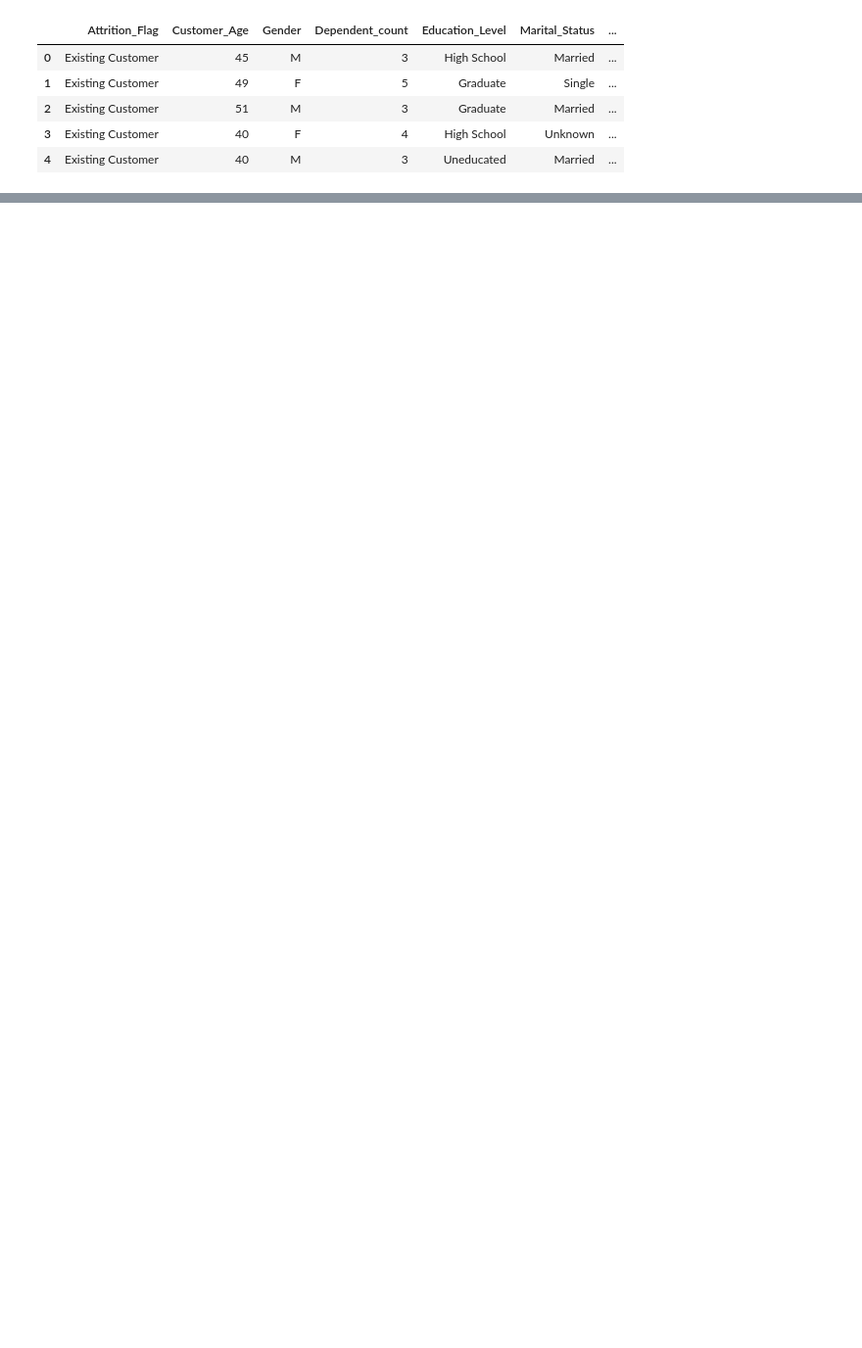
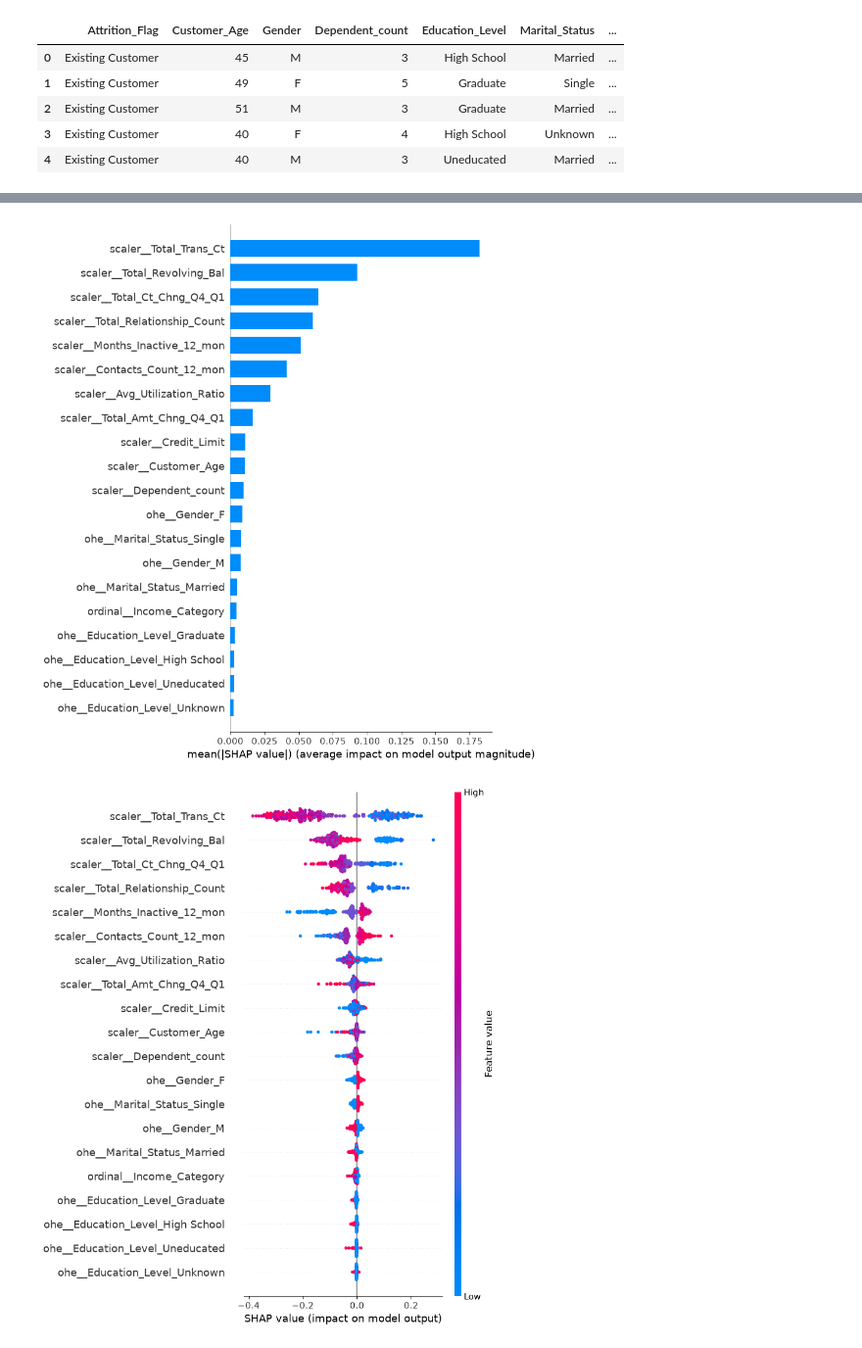
Before and after one commit to ParimalSarode/Bank-Churners, a Jupyter notebook: churn.ipynb, the cells around one changed output, grey strips where cells are left out. Shown at 98% size. Saved outputs shown, nothing was run; the diff lists cells and outputs as text; code cells hidden in the pictures; blank space fills up the shorter version.

```diff
--- a/churn.ipynb
+++ b/churn.ipynb
@@ -327,0 +261,58 @@ print(confusion_matrix(y_test, y_pred))
+# %%
+import shap
+
+positive_index = list(grid_search.classes_).index(positive_label)
+
+def predict_positive(X):
+    return grid_search.predict_proba(X)[:, positive_index]
+
+background = X_test.sample(min(200, len(X_test)), random_state=42)
+X_explain = X_test.sample(min(300, len(X_test)), random_state=42)
+
+explainer = shap.Explainer(predict_positive, background)
+
+fitted_pipeline = grid_search.best_estimator_
+fitted_preprocessor = fitted_pipeline.named_steps["preprocessor"]
+fitted_classifier = fitted_pipeline.named_steps["classifier"]
+
+X_explain_transformed = fitted_preprocessor.transform(X_explain)
+feature_names = fitted_preprocessor.get_feature_names_out()
+
+explainer = shap.TreeExplainer(fitted_classifier)
+raw_shap_values = explainer(
+    X_explain_transformed,
+    check_additivity=False
+)
+
+if isinstance(raw_shap_values, list):
+    values = raw_shap_values[positive_index]
+    base_value = explainer.expected_value[positive_index]
+else:
+    values = raw_shap_values.values
+    base_value = raw_shap_values.base_values
+
+    if values.ndim == 3:
+        values = values[:, :, positive_index]
+        if np.ndim(base_value) > 1:
+            base_value = base_value[:, positive_index]
+
+shap_values = shap.Explanation(
+    values=values,
+    base_values=base_value,
+    data=X_explain_transformed.toarray()
+    if hasattr(X_explain_transformed, "toarray")
+    else X_explain_transformed,
+    feature_names=feature_names
+)
+
+X_explain = pd.DataFrame(
+    shap_values.data,
+    columns=feature_names,
+    index=X_explain.index
+)
+
+shap.summary_plot(shap_values, X_explain, plot_type="bar")
+shap.summary_plot(shap_values, X_explain)
+# %% [output]
+[figure, added]
+[figure, added]
```
Also changed, not shown: parts of 16 cells of this notebook, 4 other files.
